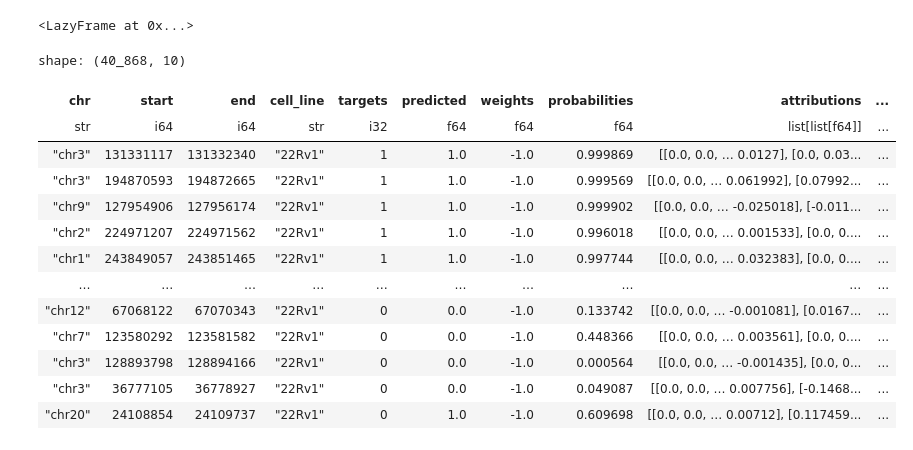
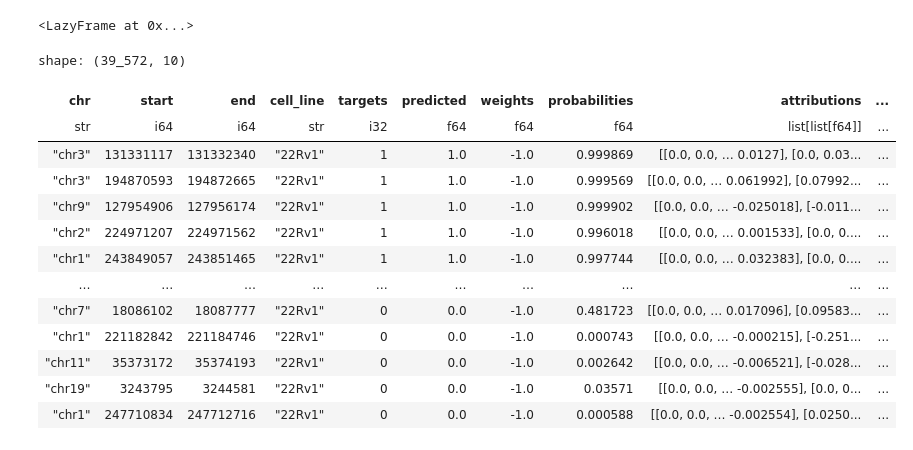
Before and after one commit to wejarrard/tf-binding, a Jupyter notebook: src/analysis/interpretability/interpretability_with_atac.ipynb, the cells around one changed output. Drawn from its saved outputs; the diff is of its cells as text; code cells hidden in the pictures.

```diff
--- a/src/analysis/interpretability/interpretability_with_atac.ipynb
+++ b/src/analysis/interpretability/interpretability_with_atac.ipynb
@@ -126,32 +125,40 @@ ground_truth_df = ground_truth_df.with_columns(
 )
 # %%
 # Step 1: Keep the filtering lazy until collection
-df_positive = ground_truth_df.filter(pl.col("targets") == 1).collect()
-df_negative_all = ground_truth_df.filter(pl.col("targets") == 0).collect()
+# Corrected: Added parentheses around individual conditions
+df_positive_correct = ground_truth_df.filter(
+    (pl.col("targets") == 1) & (pl.col("predicted") == 1)
+).collect()
+
+df_negative_correct_all = ground_truth_df.filter(
+    (pl.col("targets") == 0) & (pl.col("predicted") == 0)
+).collect()
 
 # Step 2: Get the count of positive samples
-pos_count = len(df_positive)
+pos_count = len(df_positive_correct)
 
 # Step 3: Sample from the materialized negative DataFrame
-df_negative = df_negative_all.sample(n=min(pos_count, len(df_negative_all)), seed=42)
+df_negative = df_negative_correct_all.sample(
+    n=min(pos_count, len(df_negative_correct_all)), seed=42
+)
 
 # Step 4: Concatenate the two DataFrames
-df_balanced = pl.concat([df_positive, df_negative])
+df_balanced = pl.concat([df_positive_correct, df_negative])
 
 df_balanced
 # %% [output]
-shape: (40_868, 10)
+shape: (39_572, 10)
 | chr | start | end | cell_line | targets | predicted | weights | probabilities | attributions | ... |
 | str | i64 | i64 | str | i32 | f64 | f64 | f64 | list[list[f64]] | ... |
 | "chr3" | 131331117 | 131332340 | "22Rv1" | 1 | 1.0 | -1.0 | 0.999869 | [[0.0, 0.0, … 0.0127], [0.0, 0.03... | ... |
 | "chr3" | 194870593 | 194872665 | "22Rv1" | 1 | 1.0 | -1.0 | 0.999569 | [[0.0, 0.0, … 0.061992], [0.07992... | ... |
 | "chr9" | 127954906 | 127956174 | "22Rv1" | 1 | 1.0 | -1.0 | 0.999902 | [[0.0, 0.0, … -0.025018], [-0.011... | ... |
 | "chr2" | 224971207 | 224971562 | "22Rv1" | 1 | 1.0 | -1.0 | 0.996018 | [[0.0, 0.0, … 0.001533], [0.0, 0.... | ... |
 | "chr1" | 243849057 | 243851465 | "22Rv1" | 1 | 1.0 | -1.0 | 0.997744 | [[0.0, 0.0, … 0.032383], [0.0, 0.... | ... |
 | … | … | … | … | … | … | … | … | … | ... |
-| "chr12" | 67068122 | 67070343 | "22Rv1" | 0 | 0.0 | -1.0 | 0.133742 | [[0.0, 0.0, … -0.001081], [0.0167... | ... |
-| "chr7" | 123580292 | 123581582 | "22Rv1" | 0 | 0.0 | -1.0 | 0.448366 | [[0.0, 0.0, … 0.003561], [0.0, 0.... | ... |
-| "chr3" | 128893798 | 128894166 | "22Rv1" | 0 | 0.0 | -1.0 | 0.000564 | [[0.0, 0.0, … -0.001435], [0.0, 0... | ... |
-| "chr3" | 36777105 | 36778927 | "22Rv1" | 0 | 0.0 | -1.0 | 0.049087 | [[0.0, 0.0, … 0.007756], [-0.1468... | ... |
-| "chr20" | 24108854 | 24109737 | "22Rv1" | 0 | 1.0 | -1.0 | 0.609698 | [[0.0, 0.0, … 0.00712], [0.117459... | ... |
+| "chr7" | 18086102 | 18087777 | "22Rv1" | 0 | 0.0 | -1.0 | 0.481723 | [[0.0, 0.0, … 0.017096], [0.09583... | ... |
+| "chr1" | 221182842 | 221184746 | "22Rv1" | 0 | 0.0 | -1.0 | 0.000743 | [[0.0, 0.0, … -0.000215], [-0.251... | ... |
+| "chr11" | 35373172 | 35374193 | "22Rv1" | 0 | 0.0 | -1.0 | 0.002642 | [[0.0, 0.0, … -0.006521], [-0.028... | ... |
+| "chr19" | 3243795 | 3244581 | "22Rv1" | 0 | 0.0 | -1.0 | 0.03571 | [[0.0, 0.0, … -0.002555], [0.0, 0... | ... |
+| "chr1" | 247710834 | 247712716 | "22Rv1" | 0 | 0.0 | -1.0 | 0.000588 | [[0.0, 0.0, … -0.002554], [0.0250... | ... |
 # %%
```
Also changed, not shown: parts of 12 cells of this notebook, 2 other files.
